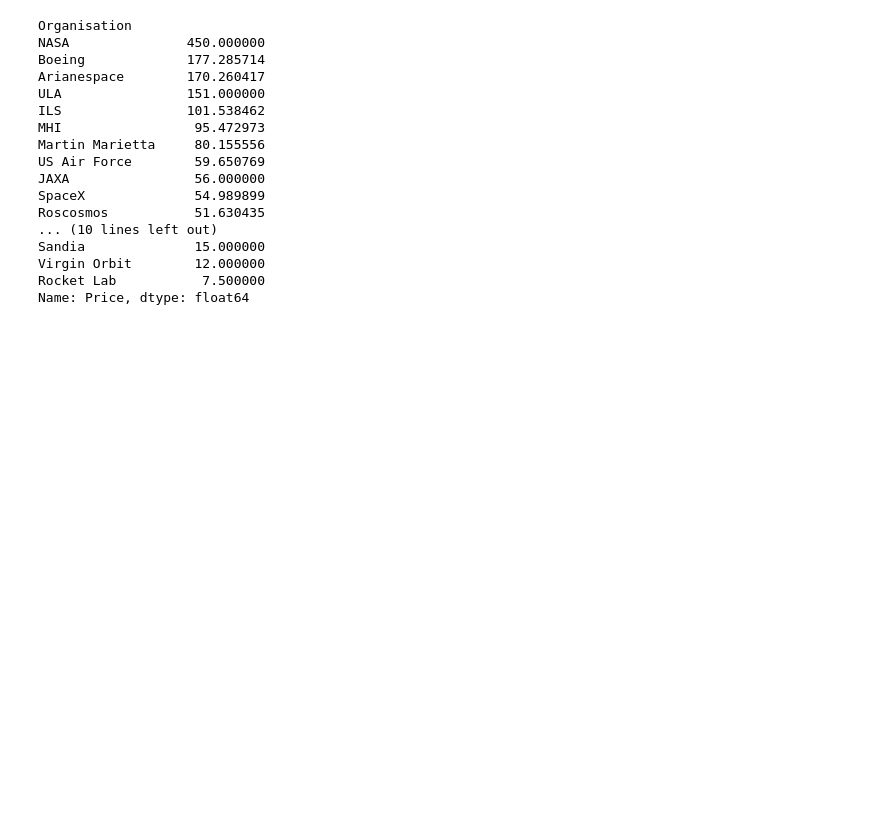
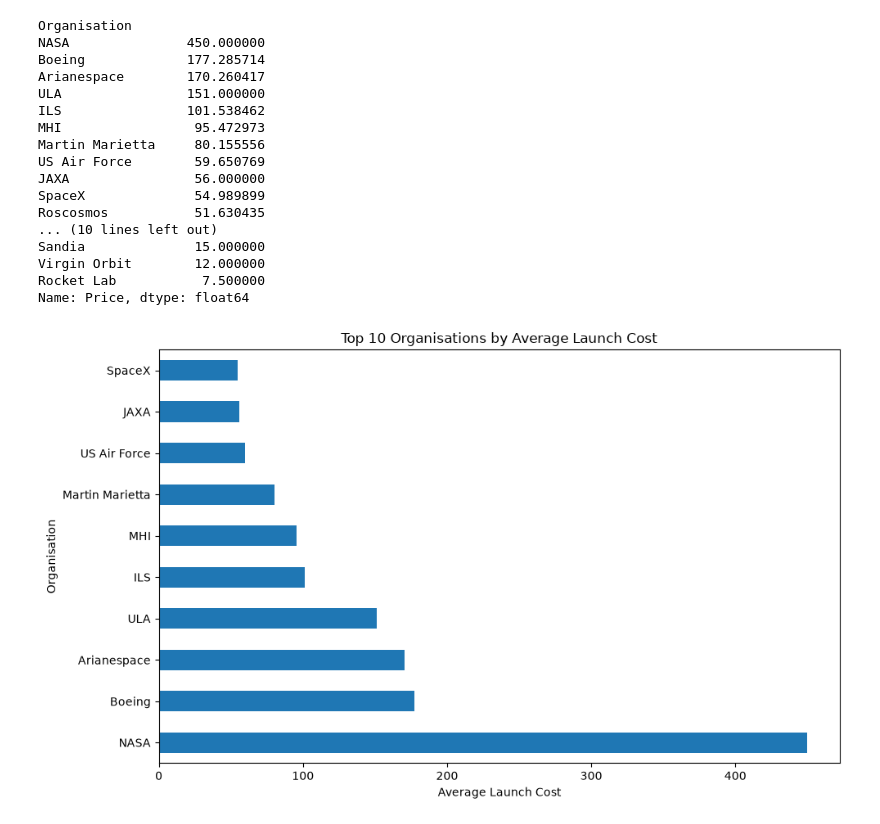
Before and after one commit to Zyphra-pixel/space_mission_launch_analysis, a Jupyter notebook: python_libraries/mission_launch.ipynb, the cells around one changed output. Saved outputs shown, nothing was run; the diff lists cells and outputs as text; code cells hidden in the pictures; blank space fills up the shorter version.

```diff
--- a/python_libraries/mission_launch.ipynb
+++ b/python_libraries/mission_launch.ipynb
@@ -153,3 +199,17 @@ Sandia              15.000000
 Virgin Orbit        12.000000
 Rocket Lab           7.500000
 Name: Price, dtype: float64
+# %%
+# Plotting the top 10 organisations by average launch cost
+highest_avg_cost.head(10).sort_values(ascending=False).plot(
+    kind='barh',
+    figsize=(10, 6)
+)
+
+plt.title('Top 10 Organisations by Average Launch Cost')
+plt.xlabel('Average Launch Cost')
+plt.ylabel('Organisation')
+plt.tight_layout()
+plt.show()
+# %% [output]
+[figure, added]
```
Also changed, not shown: parts of 19 cells of this notebook.
